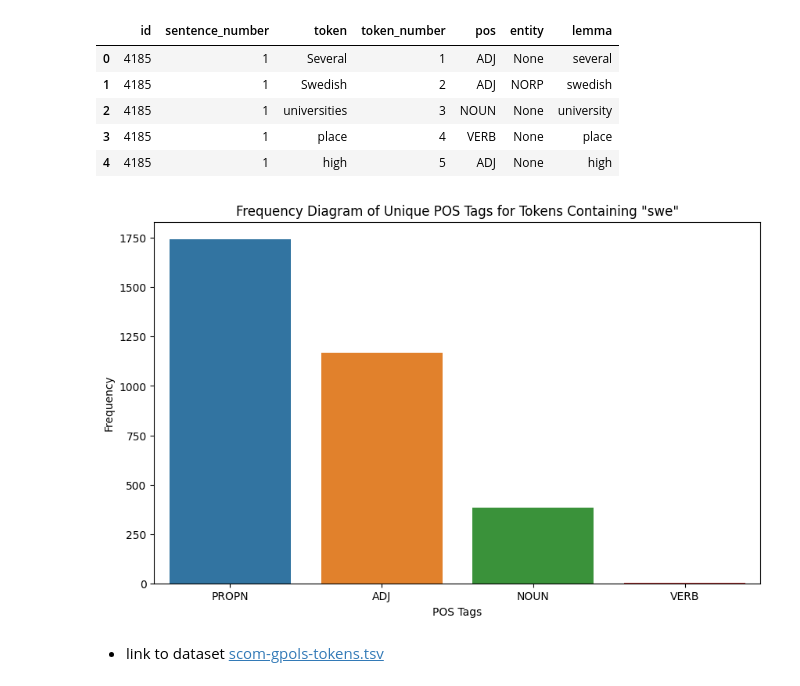
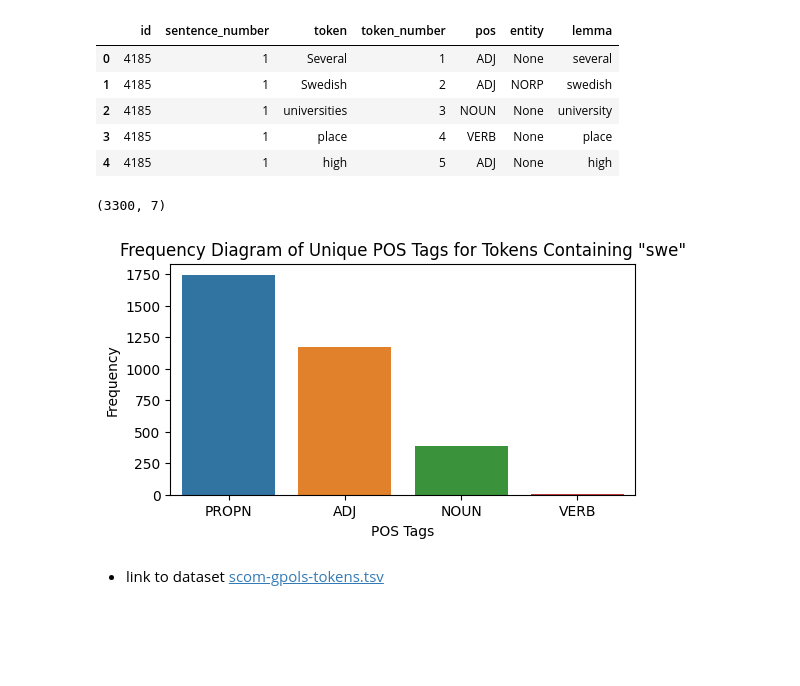
Before and after one commit to nils-holmberg/cca-nlp, a Jupyter notebook: jnb/scom_gpols_nlp.ipynb, the cells around one changed output. Cells and saved outputs as stored; diff of their text form; code cells hidden in the pictures; blank space fills up the shorter version.

```diff
--- a/jnb/scom_gpols_nlp.ipynb
+++ b/jnb/scom_gpols_nlp.ipynb
@@ -111,18 +162,22 @@ df_tokens.head()
 | 2 | 4185 | 1 | universities | 3 | NOUN | None | university |
 | 3 | 4185 | 1 | place | 4 | VERB | None | place |
 | 4 | 4185 | 1 | high | 5 | ADJ | None | high |
+# %%
+# Filter the DataFrame where the 'token' column contains the case-insensitive substring 'swe'
+df_tokens_filtered = df_tokens[df_tokens['token'].str.contains('swe', case=False)]
+df_tokens_filtered.shape
+# %% [output]
+(3300, 7)
 # %%
-# Filter the DataFrame where the 'token' column contains the case-insensitive substring 'swe'
-df_tokens_filtered = df_tokens[df_tokens['token'].str.contains('swe', case=False)]
 # Plot the frequency diagram of unique POS tags in the 'pos_tag' column of the filtered DataFrame
-plt.figure(figsize=(10, 6))
+plt.figure(figsize=(6, 3))
 sns.countplot(data=df_tokens_filtered, x='pos', order=df_tokens_filtered['pos'].value_counts().index)
 plt.title('Frequency Diagram of Unique POS Tags for Tokens Containing "swe"')
 plt.xlabel('POS Tags')
 plt.ylabel('Frequency')
 plt.show()
 # %% [output]
-[figure, old version]
+[figure, new version]
 # %%
 # Write the 'tokens_df_sent' DataFrame to a TSV file called 'scom-gpols-tokens.tsv'
 df_tokens.to_csv('scom-gpols-tokens.tsv', sep='\t', index=False)
```
Also changed, not shown: parts of 25 cells of this notebook, 1 other file.
